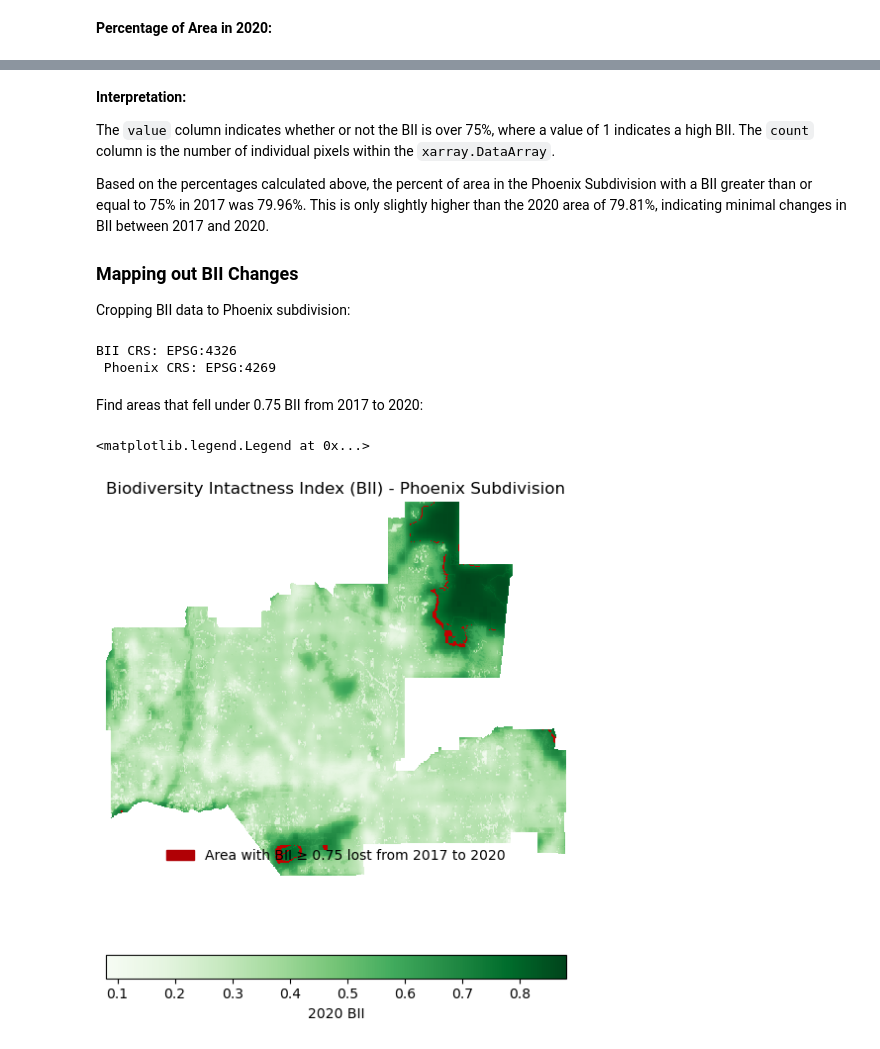
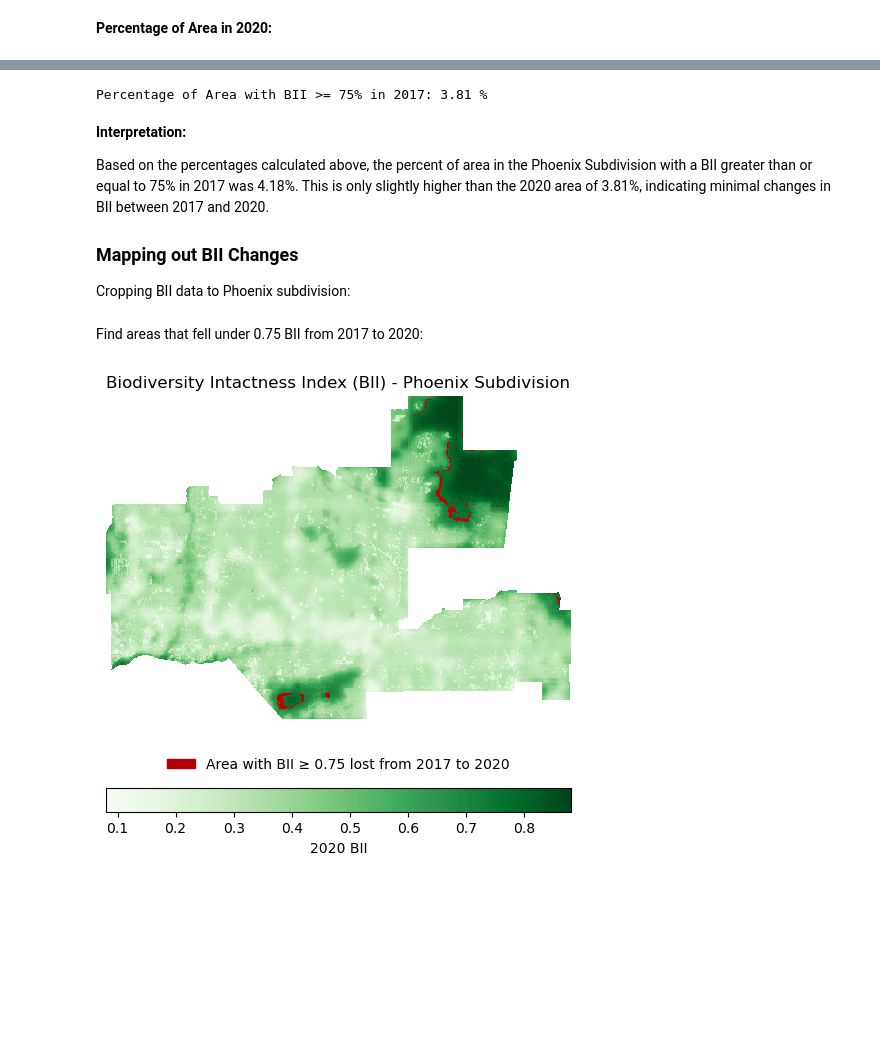
Before and after one commit to briana-barajas/eds220-final-project, a Jupyter notebook: phoenix-bii.ipynb, the cells around one changed output, grey strips where cells are left out. Drawn from its saved outputs; the diff is of its cells as text; code cells hidden in the pictures; blank space fills up the shorter version.

Commit message:
Recalculated percentages

```diff
--- a/phoenix-bii.ipynb
+++ b/phoenix-bii.ipynb
@@ -138,40 +118,41 @@ df_2020
+# %%
+## ==== Repeat workflow for 2020 bii ====
+# find areas where bii is >= 0.75
+high_bii_2020 = (bii_2020_rast >= 0.75)
+
+# Convert T/F to 0/1 int
+high_bii_2020 = high_bii_2020.astype(int)
+
+# Calculate percent
+bii_pcnt_2020 = (high_bii_2020.sum().item()) / (high_bii_2020.count().item()) * 100
+
+# Print percent area
+print(f'Percentage of Area with BII >= 75% in 2017: {round(bii_pcnt_2020, 2)} %')
+# %% [output]
+Percentage of Area with BII >= 75% in 2017: 3.81 %
 # %% [markdown]
 __Interpretation:__
 
-The `value` column indicates whether or not the BII is over 75%, where a value of 1 indicates a high BII. The `count` column is the number of individual pixels within the `xarray.DataArray`.
-
-Based on the percentages calculated above, the percent of area in the Phoenix Subdivision with a BII greater than or equal to 75% in 2017 was 79.96%. This is only slightly higher than the 2020 area of 79.81%, indicating minimal changes in BII between 2017 and 2020.
+Based on the percentages calculated above, the percent of area in the Phoenix Subdivision with a BII greater than or equal to 75% in 2017 was 4.18%. This is only slightly higher than the 2020 area of 3.81%, indicating minimal changes in BII between 2017 and 2020.
 
 ### Mapping out BII Changes
 
 Cropping BII data to Phoenix subdivision:
-# %%
-# crop 2020 BII data to Phoenix Subdivision
-bii_2020_raw = rioxr.open_rasterio(item_2020.assets['data'].href).squeeze().drop('band')
-
-# check if BII and phx crs match
-print(f'BII CRS: {bii_2020_raw.rio.crs}\n Phoenix CRS: {phx.crs}')
-
-# transform Phoenix
-phx = phx.to_crs(bii_2020_raw.rio.crs)
-# %% [output]
-BII CRS: EPSG:4326
- Phoenix CRS: EPSG:4269
 # %%
 # create mask of Phoenix subdivision
 mask = rasterize(shapes = [phx.loc[10,'geometry']],
-                out_shape = bii_2020_raw.shape,
-                transform = bii_2020_raw.rio.transform(),
+                out_shape = bii_2020_rast.shape,
+                transform = bii_2020_rast.rio.transform(),
                 all_touched = True)
 
 # apply mask over 2020 BII raster and clip
-bii_phx_2020 = bii_2020_raw * mask
+bii_phx_2020 = bii_2020_rast * mask
 bii_phx_2020 = bii_phx_2020.rio.clip([phx.loc[10,'geometry']])
 # %% [markdown]
 Find areas that fell under 0.75 BII from 2017 to 2020:
 # %%
 # Find the difference in BII between 2017 and 2020
-bii_diff = bii_2017 - bii_2020
+bii_diff = high_bii_2017 - high_bii_2020
 
 # select values of 1 (where BII dropped below 0.75 from 2017 to 2020)
 bii_diff = bii_diff.where(bii_diff == 1.0)
@@ -181,25 +162,25 @@ bii = bii_diff * mask
 bii = bii.rio.clip([phx.loc[10,'geometry']])
 # %%
 # create empty figure
-fig, ax = plt.subplots(figsize = (6,7))
+fig, ax = plt.subplots(figsize = (6,6))
 
 # remove axis
 ax.axis('off')
 
 # plot BII from 2020
 bii_phx_2020.plot(ax=ax, cmap = 'Greens',
                   cbar_kwargs={"location": "bottom",
                                'label': "2020 BII"})
 
 
 # plot BII difference areas
 bii.plot(ax=ax, cmap='gist_heat', add_colorbar = False)
 patch = mpatches.Patch(color = '#B00005',
                       label = 'Area with BII ≥ 0.75 lost from 2017 to 2020')
 # add title
 ax.set_title('Biodiversity Intactness Index (BII) - Phoenix Subdivision')
 
-ax.legend(handles = [patch], loc='lower center', frameon=False)
+_ = ax.legend(handles = [patch], loc='lower center', frameon=False,
+         bbox_to_anchor=(0.5,-0.2))
 # %% [output]
-<matplotlib.legend.Legend at 0x...>
-[figure, old version]
+[figure, new version]
```
Also changed, not shown: parts of 7 cells of this notebook.
